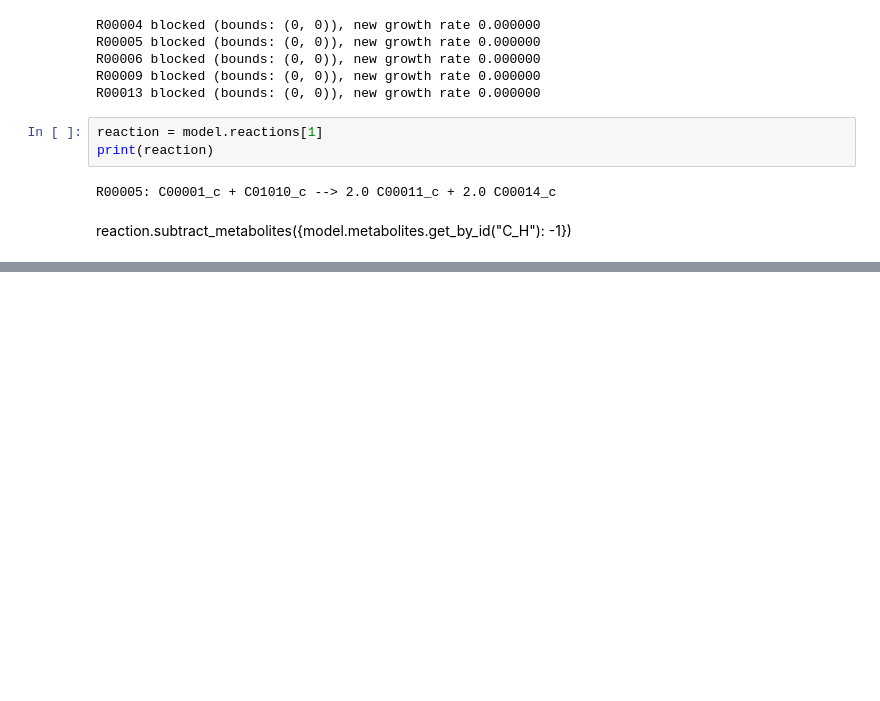
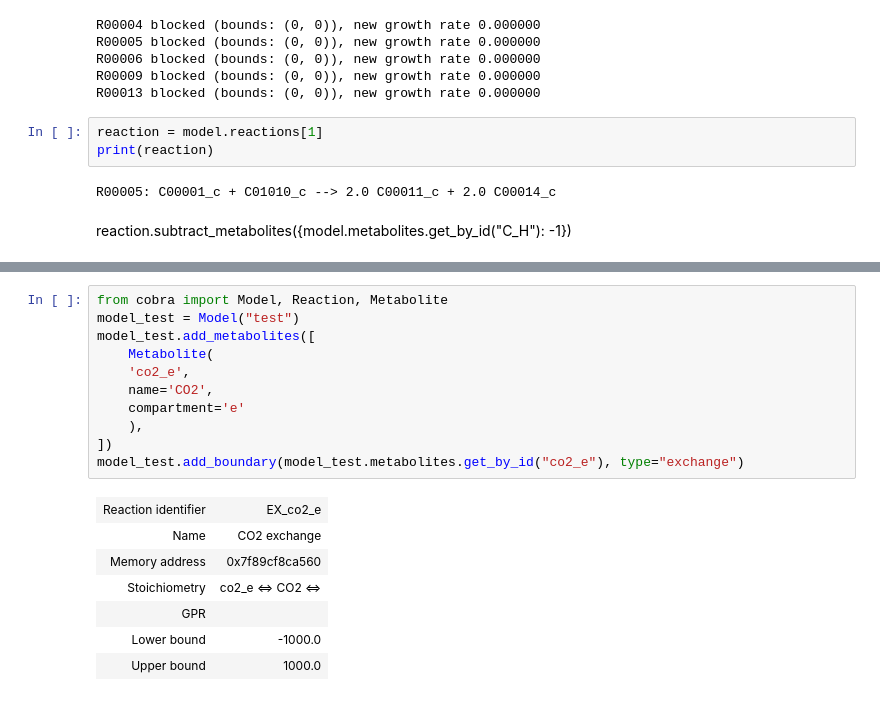
Before and after one commit to SJTU-software-2025/GEMs, a Jupyter notebook: src/gems.ipynb, the cells around one changed output, grey strips where cells are left out. Cells and saved outputs as stored; diff of their text form; blank space fills up the shorter version.

```diff
--- a/src/gems.ipynb
+++ b/src/gems.ipynb
@@ -83,0 +84,19 @@ for reaction in model.reactions:
+# %%
+from cobra import Model, Reaction, Metabolite
+model_test = Model("test")
+model_test.add_metabolites([
+    Metabolite(
+    'co2_e',
+    name='CO2',
+    compartment='e'
+    ),
+])
+model_test.add_boundary(model_test.metabolites.get_by_id("co2_e"), type="exchange")
+# %% [output]
+| Reaction identifier | EX_co2_e |
+| Name | CO2 exchange |
+| Memory address | 0x7f89cf8ca560 |
+| Stoichiometry | co2_e <=> CO2 <=> |
+| GPR |  |
+| Lower bound | -1000.0 |
+| Upper bound | 1000.0 |
```
Also changed, not shown: parts of 1 cell of this notebook, 7 other files.
